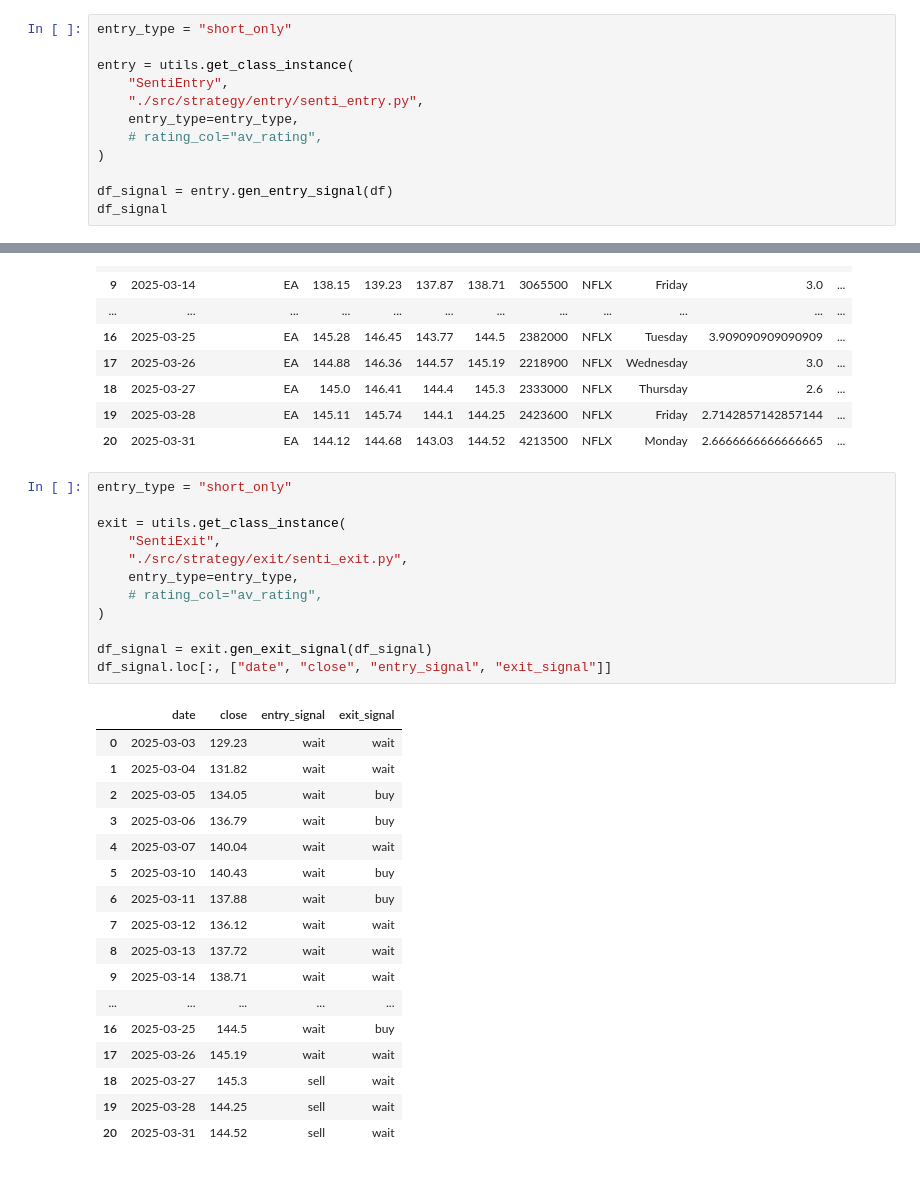
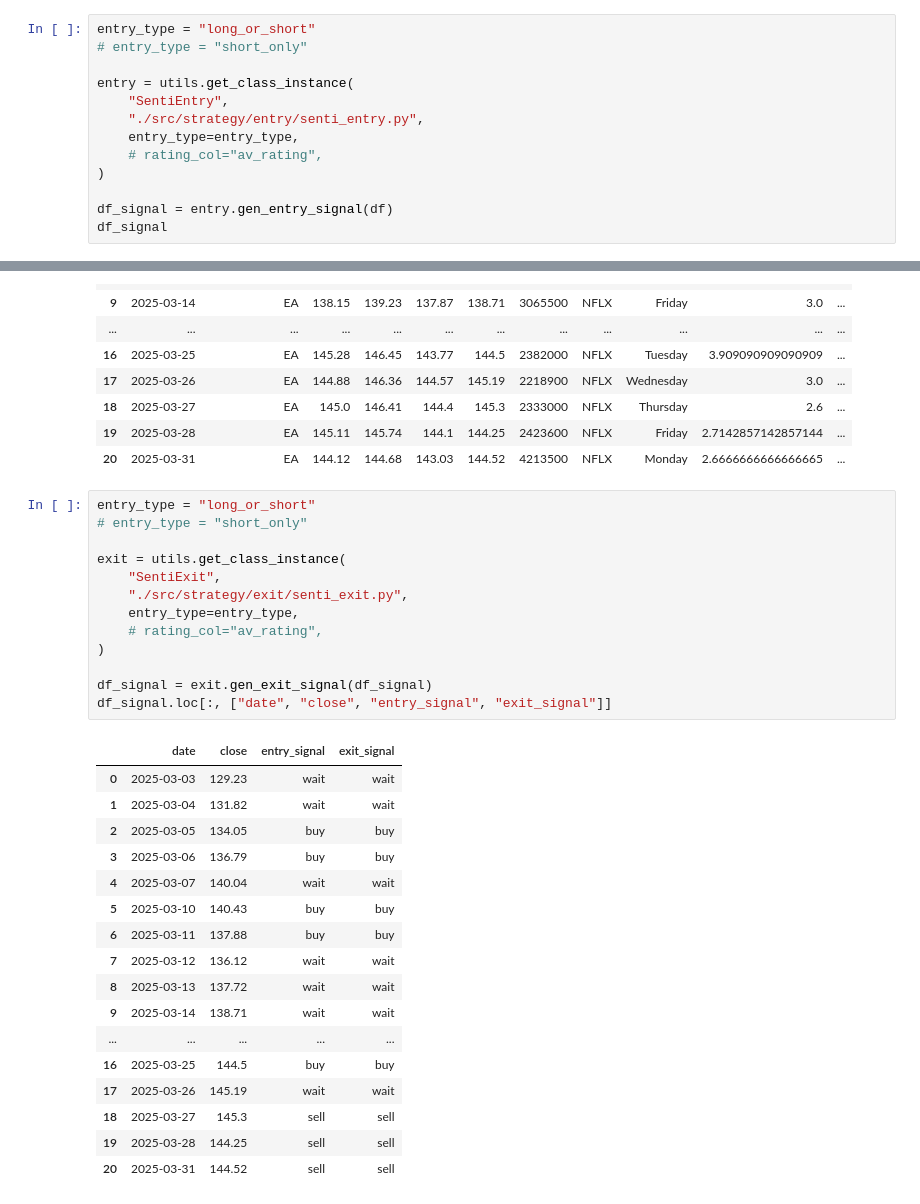
Before and after one commit to CKAbundant/sentiment, a Jupyter notebook: signal.ipynb, the cells around one changed output, grey strips where cells are left out. Drawn from its saved outputs; the diff is of its cells as text.

Commit message:
Successfully tested 'long_only', 'short_only' and 'long_or_short' entry type on 'multiple', 'take_all', no stop loss and 1 lot.

```diff
--- a/signal.ipynb
+++ b/signal.ipynb
@@ -172,7 +172,8 @@ df
 | 19 | 2025-03-28 | EA | 145.11 | 145.74 | 144.1 | 144.25 | 2423600 | NFLX | Friday | 2.7142857142857144 | ... |
 | 20 | 2025-03-31 | EA | 144.12 | 144.68 | 143.03 | 144.52 | 4213500 | NFLX | Monday | 2.6666666666666665 | ... |
 # %%
-entry_type = "short_only"
+entry_type = "long_or_short"
+# entry_type = "short_only"
 
 entry = utils.get_class_instance(
     "SentiEntry",
@@ -202,35 +203,36 @@ df_signal
 | 19 | 2025-03-28 | EA | 145.11 | 145.74 | 144.1 | 144.25 | 2423600 | NFLX | Friday | 2.7142857142857144 | ... |
 | 20 | 2025-03-31 | EA | 144.12 | 144.68 | 143.03 | 144.52 | 4213500 | NFLX | Monday | 2.6666666666666665 | ... |
 # %%
-entry_type = "short_only"
+entry_type = "long_or_short"
+# entry_type = "short_only"
 
 exit = utils.get_class_instance(
     "SentiExit",
     "./src/strategy/exit/senti_exit.py",
     entry_type=entry_type,
     # rating_col="av_rating",
 )
 
 df_signal = exit.gen_exit_signal(df_signal)
 df_signal.loc[:, ["date", "close", "entry_signal", "exit_signal"]]
 # %% [output]
 |  | date | close | entry_signal | exit_signal |
 | 0 | 2025-03-03 | 129.23 | wait | wait |
 | 1 | 2025-03-04 | 131.82 | wait | wait |
-| 2 | 2025-03-05 | 134.05 | wait | buy |
-| 3 | 2025-03-06 | 136.79 | wait | buy |
+| 2 | 2025-03-05 | 134.05 | buy | buy |
+| 3 | 2025-03-06 | 136.79 | buy | buy |
 | 4 | 2025-03-07 | 140.04 | wait | wait |
-| 5 | 2025-03-10 | 140.43 | wait | buy |
-| 6 | 2025-03-11 | 137.88 | wait | buy |
+| 5 | 2025-03-10 | 140.43 | buy | buy |
+| 6 | 2025-03-11 | 137.88 | buy | buy |
 | 7 | 2025-03-12 | 136.12 | wait | wait |
 | 8 | 2025-03-13 | 137.72 | wait | wait |
 | 9 | 2025-03-14 | 138.71 | wait | wait |
 | ... | ... | ... | ... | ... |
-| 16 | 2025-03-25 | 144.5 | wait | buy |
+| 16 | 2025-03-25 | 144.5 | buy | buy |
 | 17 | 2025-03-26 | 145.19 | wait | wait |
-| 18 | 2025-03-27 | 145.3 | sell | wait |
-| 19 | 2025-03-28 | 144.25 | sell | wait |
-| 20 | 2025-03-31 | 144.52 | sell | wait |
+| 18 | 2025-03-27 | 145.3 | sell | sell |
+| 19 | 2025-03-28 | 144.25 | sell | sell |
+| 20 | 2025-03-31 | 144.52 | sell | sell |
 # %%
 trades = utils.get_class_instance("SentiTrades", "./src/strategy/trade/senti_trades.py")
 
```
Also changed, not shown: parts of 1 cell of this notebook, 6 other files.
